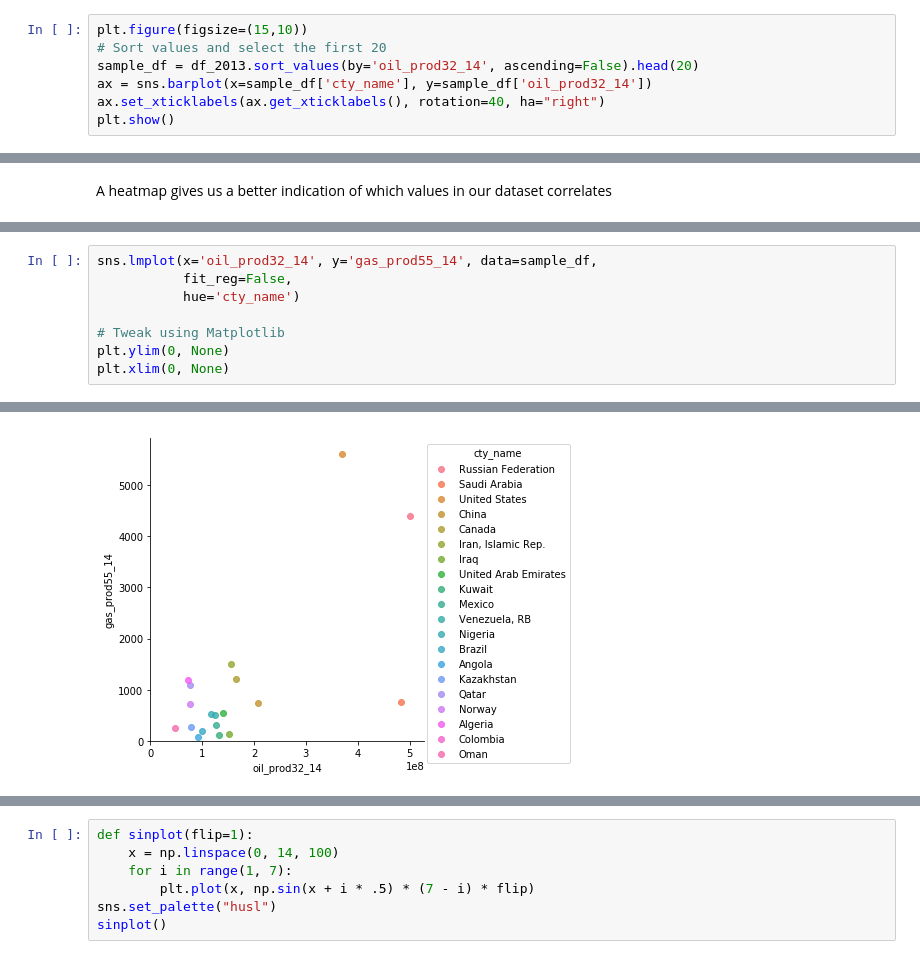
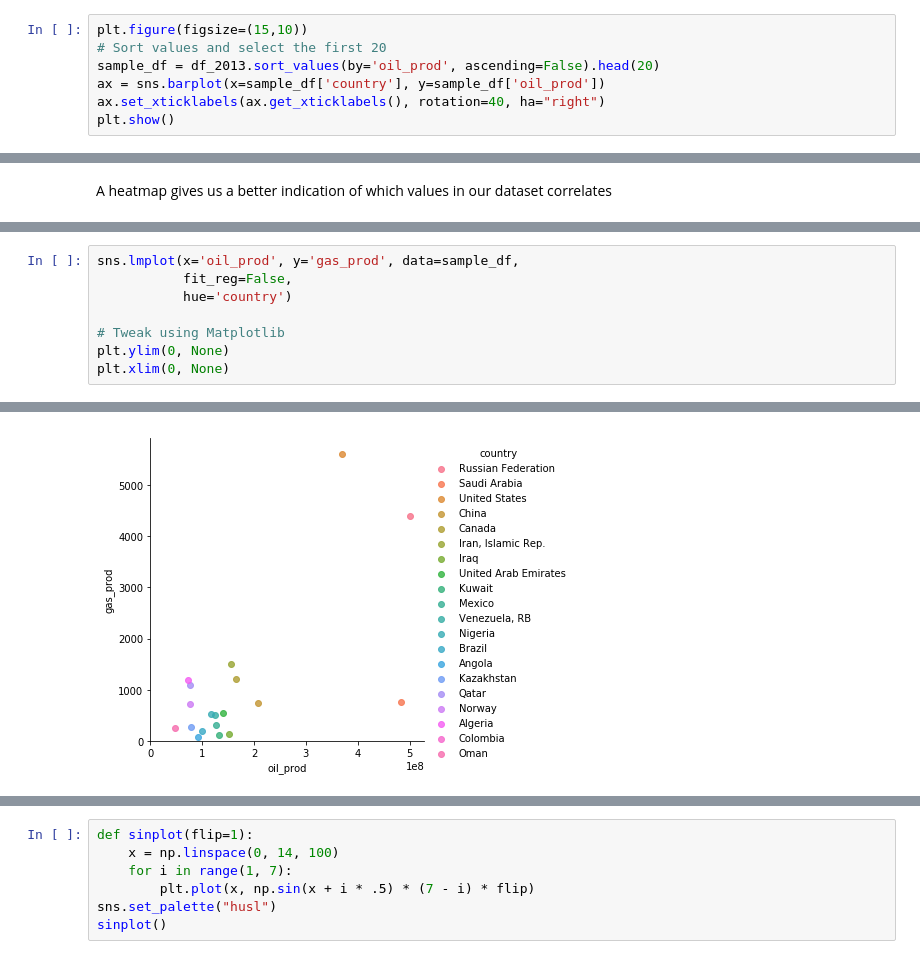
Before and after one commit to holwech/PythonLearning, a Jupyter notebook: 3.1 Oil and gas analysis.ipynb, the cells around one changed output, grey strips where cells are left out. Drawn from its saved outputs; the diff is of its cells as text.

```diff
--- a/3.1 Oil and gas analysis.ipynb
+++ b/3.1 Oil and gas analysis.ipynb
@@ -77,8 +62,8 @@ This can be sorted to give us the top oil producing countries in the word in 201
 # %%
 plt.figure(figsize=(15,10))
 # Sort values and select the first 20
-sample_df = df_2013.sort_values(by='oil_prod32_14', ascending=False).head(20)
-ax = sns.barplot(x=sample_df['cty_name'], y=sample_df['oil_prod32_14'])
+sample_df = df_2013.sort_values(by='oil_prod', ascending=False).head(20)
+ax = sns.barplot(x=sample_df['country'], y=sample_df['oil_prod'])
 ax.set_xticklabels(ax.get_xticklabels(), rotation=40, ha="right")
 plt.show()
 # %% [output]
@@ -141,7 +140,7 @@ plt.xlim(0, None)
 # %%
-sns.lmplot(x='oil_prod32_14', y='gas_prod55_14', data=sample_df,
+sns.lmplot(x='oil_prod', y='gas_prod', data=sample_df,
            fit_reg=False,
-           hue='cty_name')
+           hue='country')
 
 # Tweak using Matplotlib
 plt.ylim(0, None)
@@ -151,2 +150,2 @@ plt.xlim(0, None)
-[figure, old version]
+[figure, new version]
 # %%
```
Also changed, not shown: parts of 15 cells of this notebook, 2 other files.
